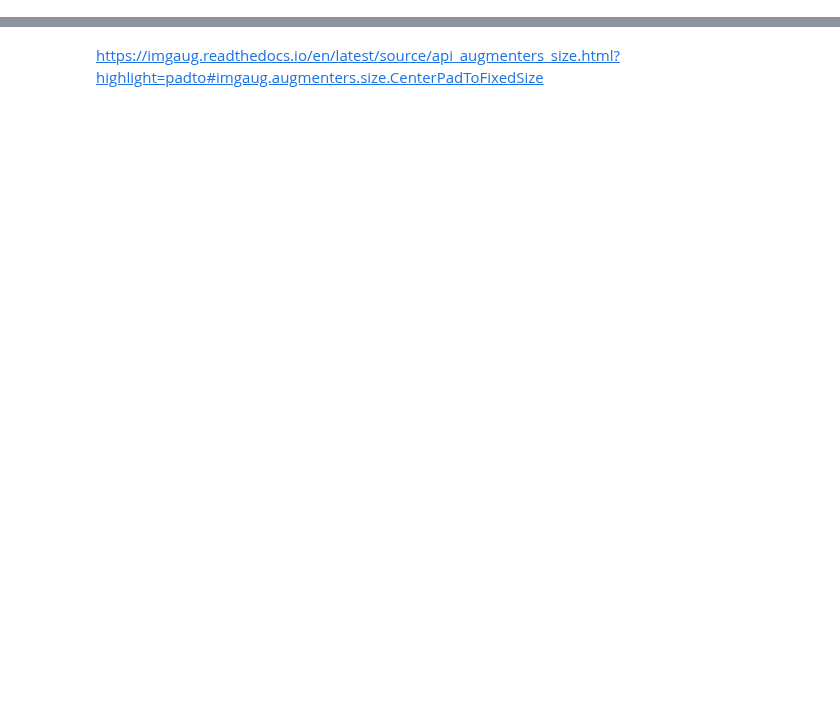
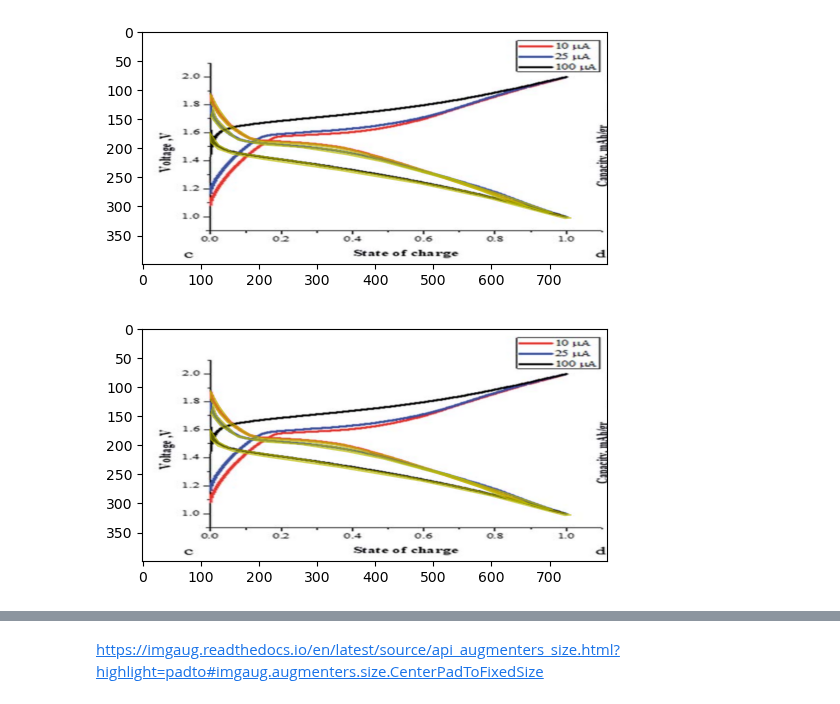
Before and after one commit to DataYoink/DataYoink, a Jupyter notebook: Example Dataset/Dataset_Cleanup.ipynb, the cells around one changed output, grey strips where cells are left out. Saved outputs shown, nothing was run; the diff lists cells and outputs as text; code cells hidden in the pictures; blank space fills up the shorter version.

Commit message:
Finished scaling script and visualization functions

```diff
--- a/Example Dataset/Dataset_Cleanup.ipynb
+++ b/Example Dataset/Dataset_Cleanup.ipynb
@@ -49,8 +49,3 @@ def json_to_dict(directory, img_height, img_width):
         polygon_list.append(new_polygons)
         img_num = img_num+1
     return dataset_dict, imgs, polygon_list #imgs,polygon_list  # list[{image1},{image2}]
-# %%
-dictionary,imgs,polygon = json_to_dict("./",800,400)
-#print(img[0])
-#print(dictionary[0])
-print(imgs)
@@ -290,5 +130,0 @@ numpy.ndarray
-# %%
-poly,bb = polygon_arr_to_list(polygon_list)
-#polygon_arr_to_list(polygon_list)[img][mask]
-#print(bb)
-#print(poly)
@@ -429,0 +131,25 @@ utils.img_arr_to_b64(imgs[img_num])
+# %%
+dictionary,imgs,polygon_list = json_to_dict("./",400,800)
+#print(img[0])
+#print(dictionary[0])
+#print(imgs)
+#print(polygon[0][0])
+# %%
+def show_img_and_mask(imgs,polygon_list):
+    mask = []
+    for img_num,polygon in enumerate(polygon_list):
+        plt.figure()
+        plt.imshow(imgs[img_num],alpha=1)
+        for mask_num,item in enumerate(polygon):
+            poly = item.tolist()
+            poly.append(item[-1].tolist())
+            #print(poly)
+            x, y = zip(*poly)
+            mask.append(plt.fill(x,y,alpha=0.5,color="y"))
+    for index,item in enumerate(mask):
+        plt.show(mask[index])
+# %%
+show_img_and_mask(imgs,polygon_list)
+# %% [output]
+[figure, added]
+[figure, added]
```
Also changed, not shown: parts of 15 cells of this notebook, 4 other files.
